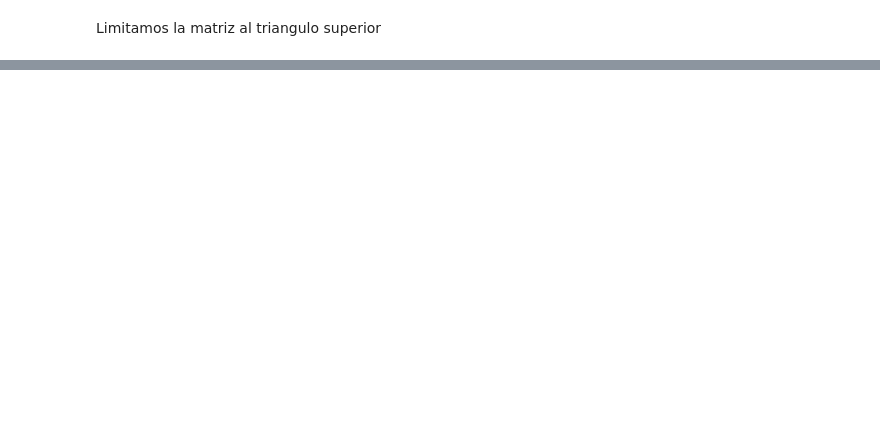
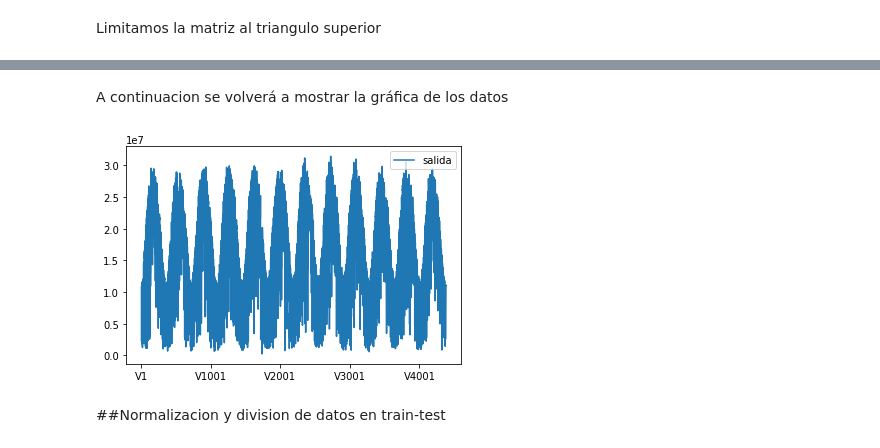
Before and after one commit to cabamarcos/Machine-Learning-Prediccion-de-produccion-electrica-solar, a Jupyter notebook: TrabajoFinalAA.ipynb, the cells around one changed output, grey strips where cells are left out. Saved outputs shown, nothing was run; the diff lists cells and outputs as text; code cells hidden in the pictures; blank space fills up the shorter version.

```diff
--- a/TrabajoFinalAA.ipynb
+++ b/TrabajoFinalAA.ipynb
@@ -182,0 +233,12 @@ Vamos a ver cuales tienen mejor o peor correlacion con la variable de salida
+# %%
+# Lista de columnas a eliminar
+cols_to_drop = ['dlwrf_s2_1', 'dlwrf_s3_1', 'dlwrf_s5_1', 'dswrf_s2_1', 'dswrf_s5_1', 'pres_ms2_1', 'pres_ms3_1',
+                'pres_ms4_1', 'pwat_ea2_1', 'pwat_ea3_1', 'pwat_ea4_1', 'spfh_2m2_1', 'spfh_2m3_1', 'spfh_2m4_1',
+                'tcdc_ea1_1', 'tcdc_ea2_1', 'tcdc_ea3_1', 'tcdc_ea4_1', 'tcdc_ea5_1', 'ulwrf_t2_1', 'ulwrf_t4_1',
+                'uswrf_s2_1', 'uswrf_s4_1', 'tmax_2m2_1', 'tmp_2m_2_1', 'tmp_sfc2_1', 'ulwrf_s3_1', 'ulwrf_s2_1',
+                'tmax_2m3_1', 'tmax_2m4_1', 'tmax_2m5_1', 'tmin_2m4_1', 'tmin_2m5_1', 'tmax_2m1_1', 'tmin_2m2_1',
+                'tmin_2m3_1', 'tmp_sfc1_1', 'tmp_2m_3_1', 'tmp_2m_4_1', 'tmp_2m_5_1', 'tmp_sfc3_1', 'tmp_sfc4_1',
+                'tmp_sfc5_1', 'ulwrf_s4_1', 'ulwrf_s5_1', 'tmin_2m1_1', 'tmp_2m_1_1']
+
+# Elimina las columnas especificadas
+datos = datos.drop(cols_to_drop, axis=1)
@@ -182,0 +251,12 @@ Vamos a ver cuales tienen mejor o peor correlacion con la variable de salida
+# %% [markdown]
+A continuacion se volverá a mostrar la gráfica de los datos
+# %%
+# Crear el gráfico
+datos[['salida']].plot()
+
+# Mostrar el gráfico
+plt.show()
+# %% [output]
+[figure, added]
+# %% [markdown]
+##Normalizacion y division de datos en train-test
```
Also changed, not shown: parts of 14 cells of this notebook.
